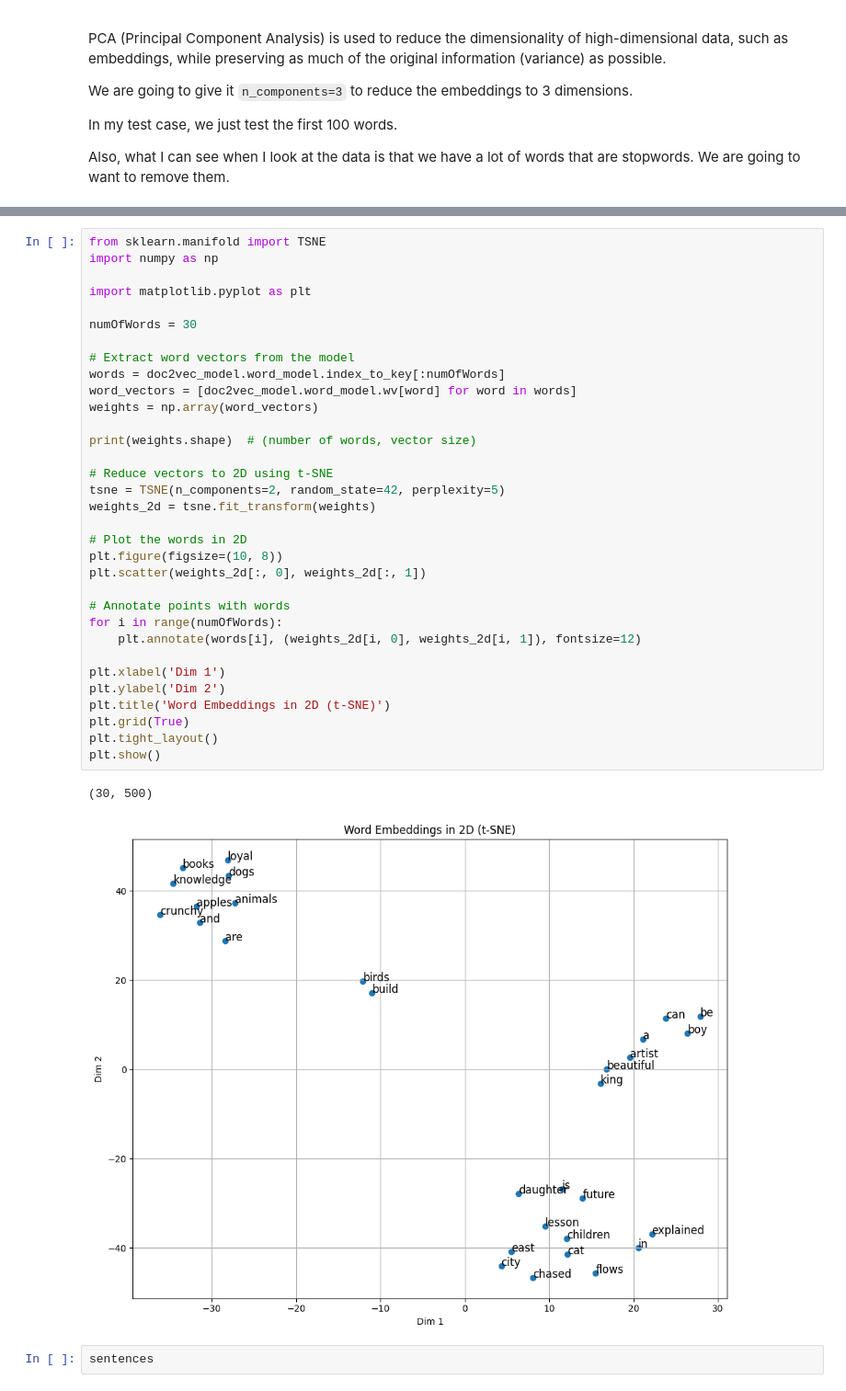
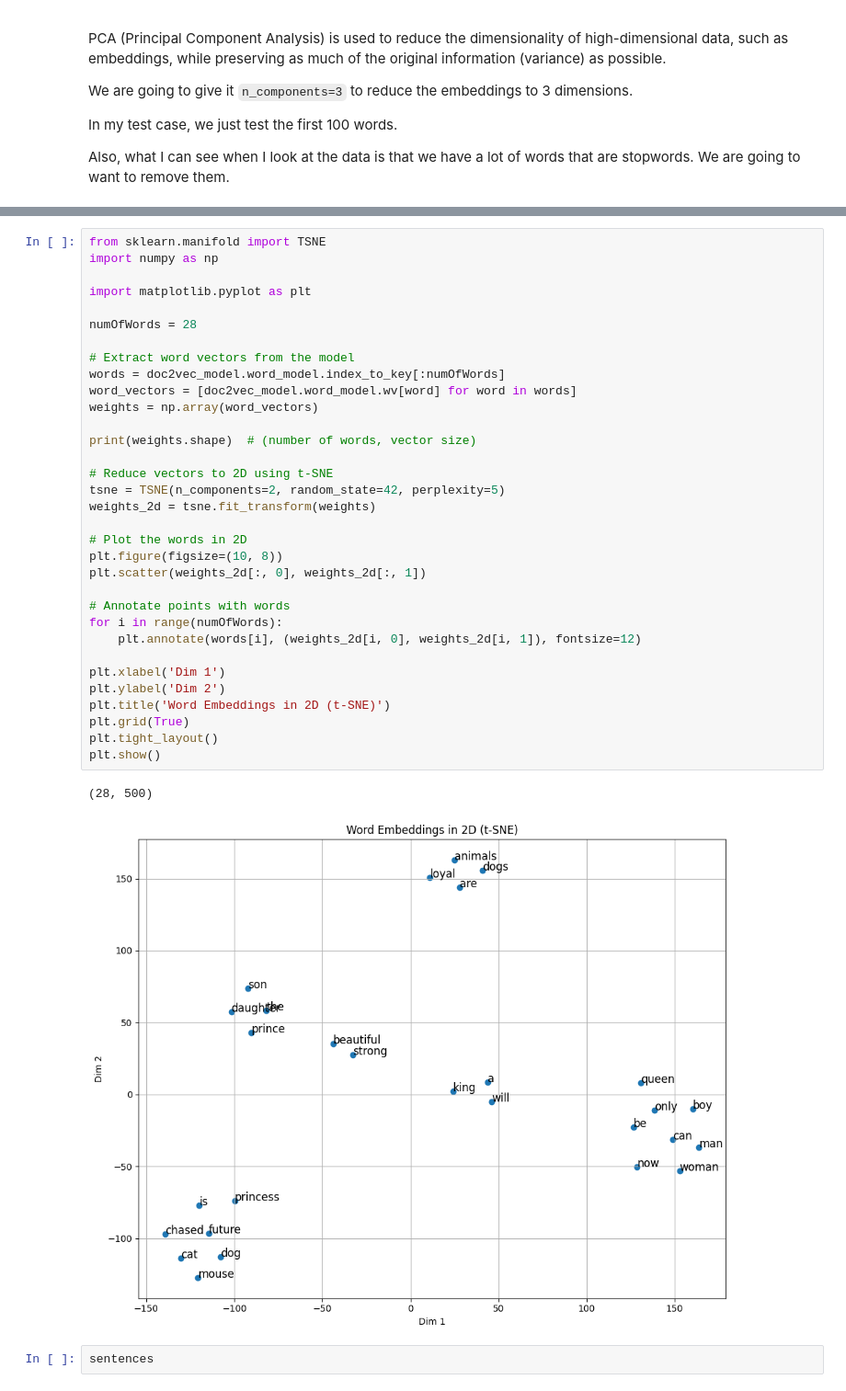
Before and after one commit to MorrisSimons/building_vectorstore_from_scratch, a Jupyter notebook: exp4_final_custom_vector_store.ipynb, the cells around one changed output, grey strips where cells are left out. Shown: that part at 92% size. Cells and saved outputs as stored; diff of their text form.

```diff
--- a/exp4_final_custom_vector_store.ipynb
+++ b/exp4_final_custom_vector_store.ipynb
@@ -496,36 +495,36 @@ import numpy as np
 
 import matplotlib.pyplot as plt
 
-numOfWords = 30
+numOfWords = 28
 
 # Extract word vectors from the model
 words = doc2vec_model.word_model.index_to_key[:numOfWords]
 word_vectors = [doc2vec_model.word_model.wv[word] for word in words]
 weights = np.array(word_vectors)
 
 print(weights.shape)  # (number of words, vector size)
 
 # Reduce vectors to 2D using t-SNE
 tsne = TSNE(n_components=2, random_state=42, perplexity=5)
 weights_2d = tsne.fit_transform(weights)
 
 # Plot the words in 2D
 plt.figure(figsize=(10, 8))
 plt.scatter(weights_2d[:, 0], weights_2d[:, 1])
 
 # Annotate points with words
 for i in range(numOfWords):
     plt.annotate(words[i], (weights_2d[i, 0], weights_2d[i, 1]), fontsize=12)
 
 plt.xlabel('Dim 1')
 plt.ylabel('Dim 2')
 plt.title('Word Embeddings in 2D (t-SNE)')
 plt.grid(True)
 plt.tight_layout()
 plt.show()
 # %% [output]
-(30, 500)
+(28, 500)
-[figure, old version]
+[figure, new version]
 # %%
 sentences
 # %% [output]
```
Also changed, not shown: parts of 1 cell of this notebook, 3 other files.
